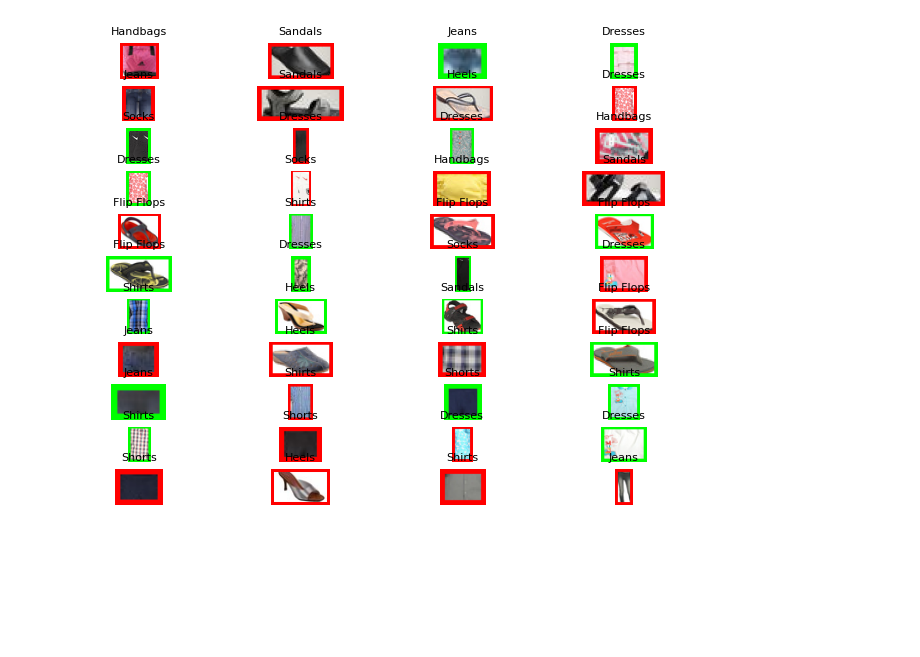
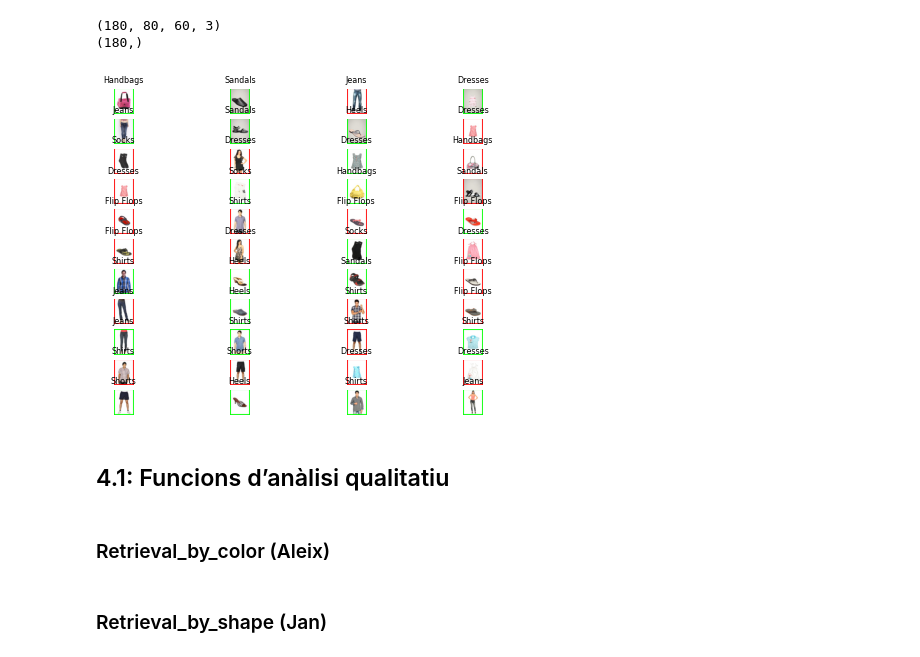
Before and after one commit to aleixJ/Practica2_IA, a Jupyter notebook: Etiquetador/analisis_part3.ipynb, the cells around one changed output. Drawn from its saved outputs; the diff is of its cells as text; code cells hidden in the pictures; blank space fills up the shorter version.

```diff
--- a/Etiquetador/analisis_part3.ipynb
+++ b/Etiquetador/analisis_part3.ipynb
@@ -25,8 +25,16 @@ cropped_images = crop_images(imgs, upper, lower)
 # %%
 # Prova
 
 # using the function visualize_retrieval for the visualization of the retrieval results. Pass the class labels as information to be displayed
 predicted = np.random.choice([True, False], len(cropped_images))
-visualize_retrieval(cropped_images, topN=44, info=class_labels, ok=predicted)
+print(imgs.shape)
+print(cropped_images.shape)
+visualize_retrieval(imgs, topN=44, info=class_labels, ok=predicted)
 # %% [output]
+(180, 80, 60, 3)
+(180,)
-[figure, old version]
+[figure, new version]
+# %% [markdown]
+## 4.1: Funcions d’anàlisi qualitatiu
+# %% [markdown]
+### Retrieval_by_color (Aleix)
@@ -32,0 +43,2 @@ visualize_retrieval(cropped_images, topN=44, info=class_labels, ok=predicted)
+# %% [markdown]
+### Retrieval_by_shape (Jan)
```
Also changed, not shown: parts of 20 cells of this notebook.
